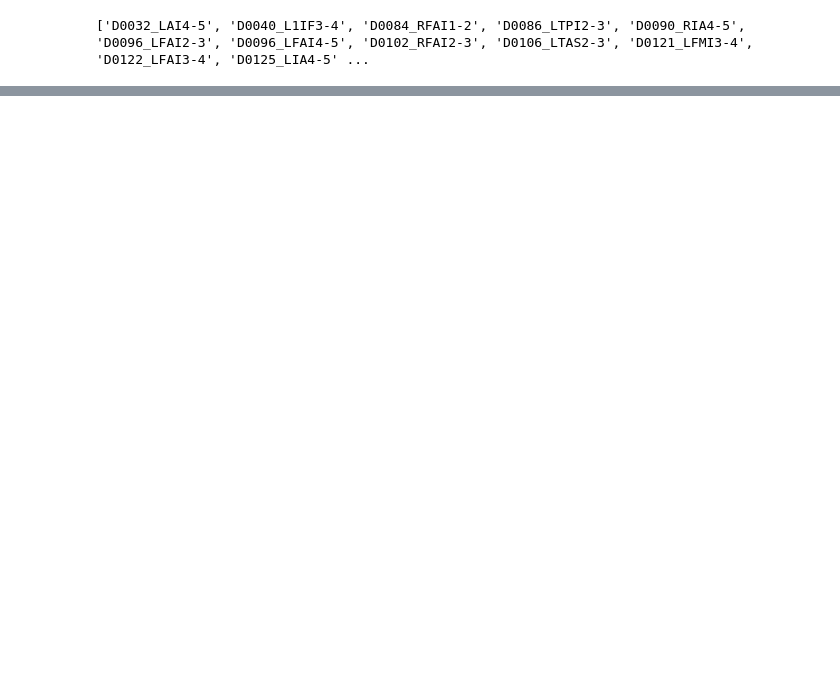
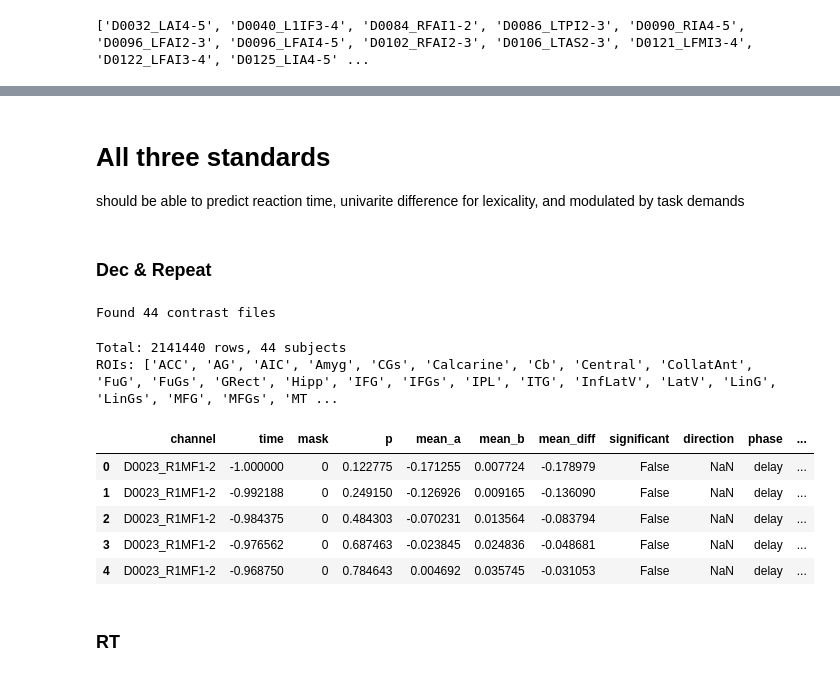
Before and after one commit to shinanlin/insula, a Jupyter notebook: viz/fig6.ipynb, the cells around one changed output, grey strips where cells are left out. Drawn from its saved outputs; the diff is of its cells as text; code cells hidden in the pictures; blank space fills up the shorter version.

```diff
--- a/viz/fig6.ipynb
+++ b/viz/fig6.ipynb
@@ -1414,0 +1211,59 @@ print(f"     前景=电极点（颜色=ROI，大小=HGA强度）")
+# %% [markdown]
+# All three standards
+should be able to predict reaction time, univarite difference for lexicality, and modulated by task demands
+# %% [markdown]
+### Dec & Repeat
+# %%
+# ── Load Decision vs Repeat univariate contrast results (BIDSPath style) ──
+ref = 'bipolar'
+contrast_paths = []
+for t in ['LexicalDelay']:
+    contrast_paths.extend(
+        BIDSPath(
+            root=f'../results/{t}({ref})',
+            datatype='univariate',
+            description='DecisionVsRepeat',
+            suffix='highgamma',
+            check=False,
+        ).match()
+    )
+
+print(f"Found {len(contrast_paths)} contrast files")
+
+contrast_dfs = []
+for path in tqdm(contrast_paths):
+    df = pd.read_csv(path)
+    df['subject'] = path.subject
+    df['task'] = path.task
+    contrast_dfs.append(df)
+
+dec_vs_rep = pd.concat(contrast_dfs, ignore_index=True)
+
+# Merge ROI info from HGAs (channel + subject is unique key)
+# Get unique channel metadata from HGAs
+channel_meta = HGAs[['channel', 'roi', 'hemi', 'label', 'x', 'y', 'z']].drop_duplicates(subset='channel')
+dec_vs_rep = dec_vs_rep.merge(channel_meta, on='channel', how='left')
+
+# Exclude bad channels
+dec_vs_rep = dec_vs_rep[~dec_vs_rep.channel.isin(exclude_chn)]
+
+print(f"Total: {len(dec_vs_rep)} rows, {dec_vs_rep.subject.nunique()} subjects")
+print(f"ROIs: {sorted(dec_vs_rep.roi.dropna().unique())}")
+
+
+# take only the channel in HGAs
+pick_chn = HGAs.channel.unique()
+# dec_vs_rep = dec_vs_rep[dec_vs_rep.channel.isin(pick_chn)]
+dec_vs_rep.head()
+# %% [output]
+Found 44 contrast files
+Total: 2141440 rows, 44 subjects
+ROIs: ['ACC', 'AG', 'AIC', 'Amyg', 'CGs', 'Calcarine', 'Cb', 'Central', 'CollatAnt', 'FuG', 'FuGs', 'GRect', 'Hipp', 'IFG', 'IFGs', 'IPL', 'ITG', 'InfLatV', 'LatV', 'LinG', 'LinGs', 'MFG', 'MFGs', 'MT ...
+|  | channel | time | mask | p | mean_a | mean_b | mean_diff | significant | direction | phase | ... |
+| 0 | D0023_R1MF1-2 | -1.000000 | 0 | 0.122775 | -0.171255 | 0.007724 | -0.178979 | False | NaN | delay | ... |
+| 1 | D0023_R1MF1-2 | -0.992188 | 0 | 0.249150 | -0.126926 | 0.009165 | -0.136090 | False | NaN | delay | ... |
+| 2 | D0023_R1MF1-2 | -0.984375 | 0 | 0.484303 | -0.070231 | 0.013564 | -0.083794 | False | NaN | delay | ... |
+| 3 | D0023_R1MF1-2 | -0.976562 | 0 | 0.687463 | -0.023845 | 0.024836 | -0.048681 | False | NaN | delay | ... |
+| 4 | D0023_R1MF1-2 | -0.968750 | 0 | 0.784643 | 0.004692 | 0.035745 | -0.031053 | False | NaN | delay | ... |
+# %% [markdown]
+### RT
```
Also changed, not shown: parts of 18 cells of this notebook.
